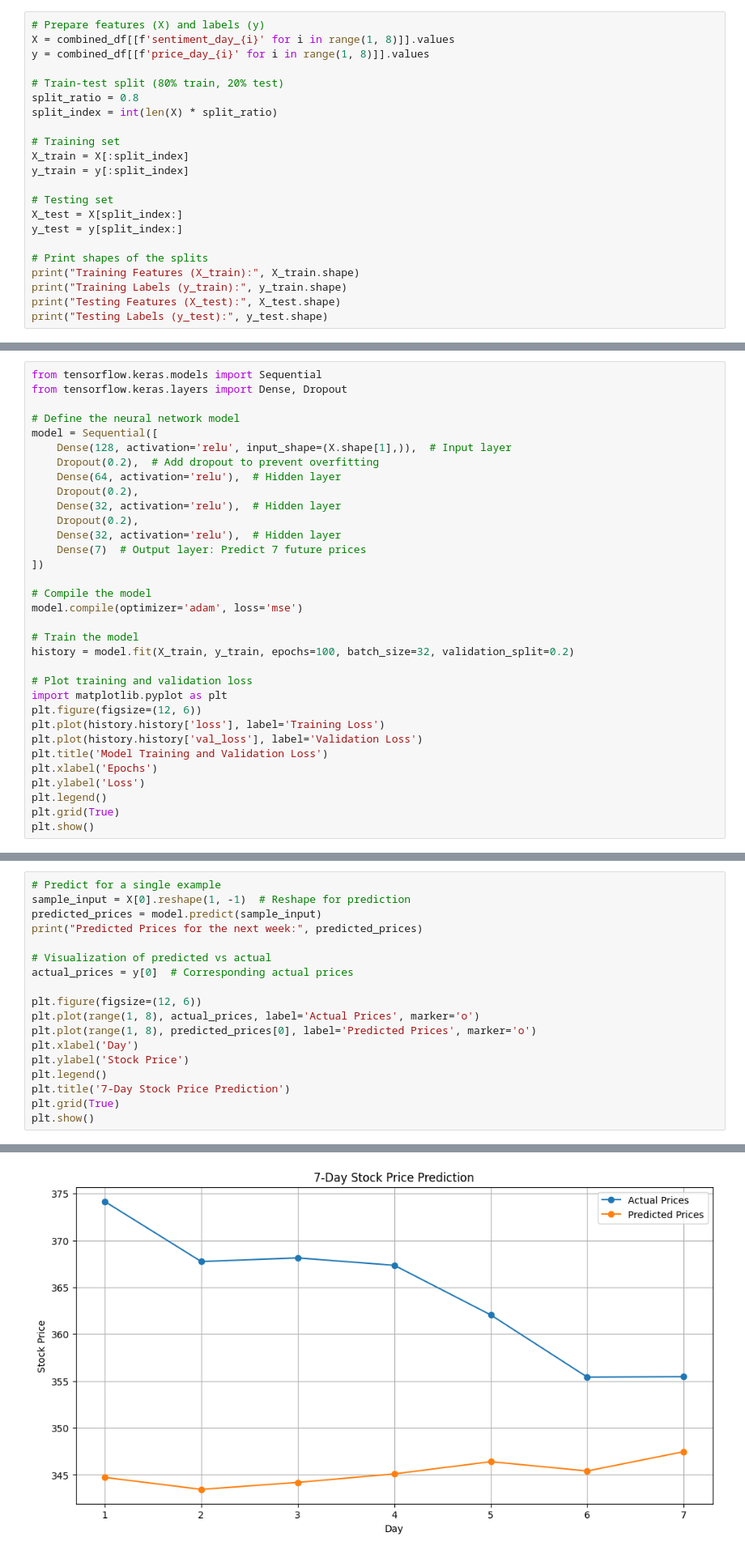
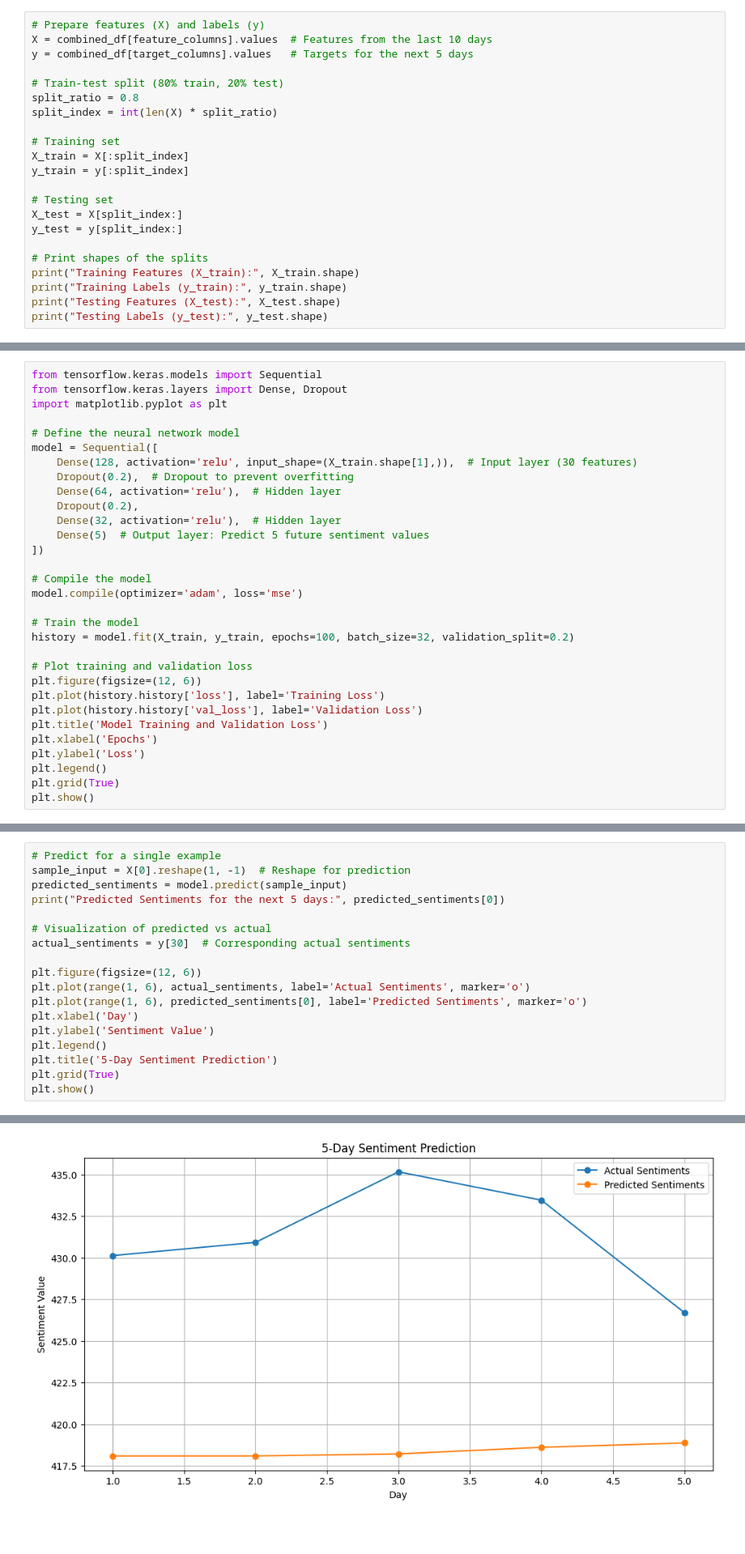
Before and after one commit to declanyg/CS506_Final_Project, a Jupyter notebook: process_future_data.ipynb, the cells around one changed output, grey strips where cells are left out. Shown: that part at 81% size. Saved outputs shown, nothing was run; the diff lists cells and outputs as text; blank space fills up the shorter version.

```diff
--- a/process_future_data.ipynb
+++ b/process_future_data.ipynb
@@ -152,7 +142,7 @@ Labels (y): (102, 7)
 # %%
 # Prepare features (X) and labels (y)
-X = combined_df[[f'sentiment_day_{i}' for i in range(1, 8)]].values
-y = combined_df[[f'price_day_{i}' for i in range(1, 8)]].values
+X = combined_df[feature_columns].values  # Features from the last 10 days
+y = combined_df[target_columns].values   # Targets for the next 5 days
 
 # Train-test split (80% train, 20% test)
 split_ratio = 0.8
@@ -179,17 +169,16 @@ Testing Labels (y_test): (21, 7)
 # %%
 from tensorflow.keras.models import Sequential
 from tensorflow.keras.layers import Dense, Dropout
+import matplotlib.pyplot as plt
 
 # Define the neural network model
 model = Sequential([
-    Dense(128, activation='relu', input_shape=(X.shape[1],)),  # Input layer
-    Dropout(0.2),  # Add dropout to prevent overfitting
+    Dense(128, activation='relu', input_shape=(X_train.shape[1],)),  # Input layer (30 features)
+    Dropout(0.2),  # Dropout to prevent overfitting
     Dense(64, activation='relu'),  # Hidden layer
     Dropout(0.2),
     Dense(32, activation='relu'),  # Hidden layer
-    Dropout(0.2),
-    Dense(32, activation='relu'),  # Hidden layer
-    Dense(7)  # Output layer: Predict 7 future prices
+    Dense(5)  # Output layer: Predict 5 future sentiment values
 ])
 
 # Compile the model
@@ -199,7 +188,6 @@ model.compile(optimizer='adam', loss='mse')
 history = model.fit(X_train, y_train, epochs=100, batch_size=32, validation_split=0.2)
 
 # Plot training and validation loss
-import matplotlib.pyplot as plt
 plt.figure(figsize=(12, 6))
 plt.plot(history.history['loss'], label='Training Loss')
 plt.plot(history.history['val_loss'], label='Validation Loss')
@@ -252,19 +239,19 @@ R-squared (R^2): -55.4489974731188
 # %%
 # Predict for a single example
 sample_input = X[0].reshape(1, -1)  # Reshape for prediction
-predicted_prices = model.predict(sample_input)
-print("Predicted Prices for the next week:", predicted_prices)
+predicted_sentiments = model.predict(sample_input)
+print("Predicted Sentiments for the next 5 days:", predicted_sentiments[0])
 
 # Visualization of predicted vs actual
-actual_prices = y[0]  # Corresponding actual prices
+actual_sentiments = y[30]  # Corresponding actual sentiments
 
 plt.figure(figsize=(12, 6))
-plt.plot(range(1, 8), actual_prices, label='Actual Prices', marker='o')
-plt.plot(range(1, 8), predicted_prices[0], label='Predicted Prices', marker='o')
+plt.plot(range(1, 6), actual_sentiments, label='Actual Sentiments', marker='o')
+plt.plot(range(1, 6), predicted_sentiments[0], label='Predicted Sentiments', marker='o')
 plt.xlabel('Day')
-plt.ylabel('Stock Price')
+plt.ylabel('Sentiment Value')
 plt.legend()
-plt.title('7-Day Stock Price Prediction')
+plt.title('5-Day Sentiment Prediction')
 plt.grid(True)
 plt.show()
 # %% [output]
@@ -273,3 +260,3 @@ Predicted Prices for the next week: [[344.72357 343.44714 344.18765 345.09424 34
-[figure, old version]
+[figure, new version]
 # %%
 import matplotlib.pyplot as plt
```
Also changed, not shown: parts of 18 cells of this notebook.
